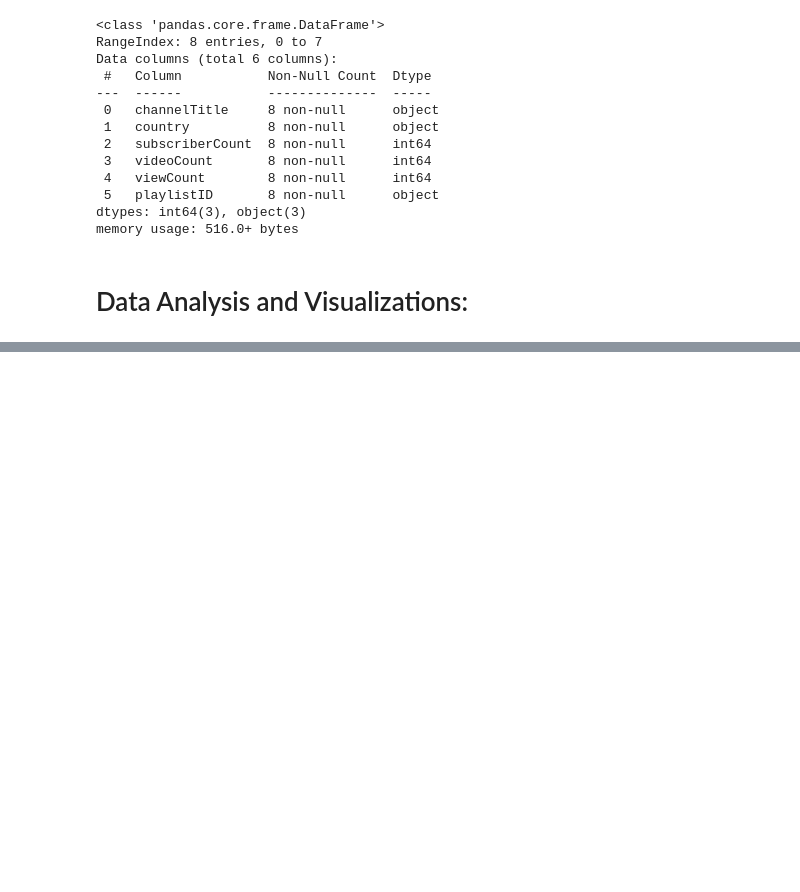
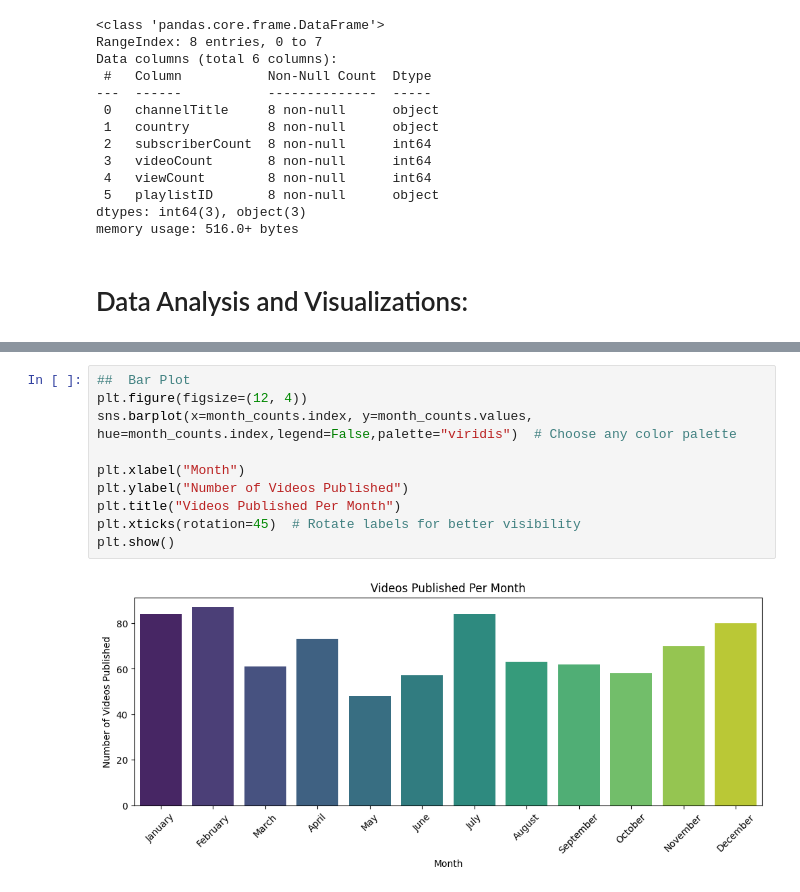
Before and after one commit to SA2804/YT-channel-data-analysis, a Jupyter notebook: YT_data_analysis.ipynb, the cells around one changed output, grey strips where cells are left out. Cells and saved outputs as stored; diff of their text form; blank space fills up the shorter version.

```diff
--- a/YT_data_analysis.ipynb
+++ b/YT_data_analysis.ipynb
@@ -165,0 +377,12 @@ sns.pairplot(df)
+# %%
+##  Bar Plot
+plt.figure(figsize=(12, 4))
+sns.barplot(x=month_counts.index, y=month_counts.values, hue=month_counts.index,legend=False,palette="viridis")  # Choose any color palette
+
+plt.xlabel("Month")
+plt.ylabel("Number of Videos Published")
+plt.title("Videos Published Per Month")
+plt.xticks(rotation=45)  # Rotate labels for better visibility
+plt.show()
+# %% [output]
+[figure, added]
```
Also changed, not shown: parts of 30 cells of this notebook.
